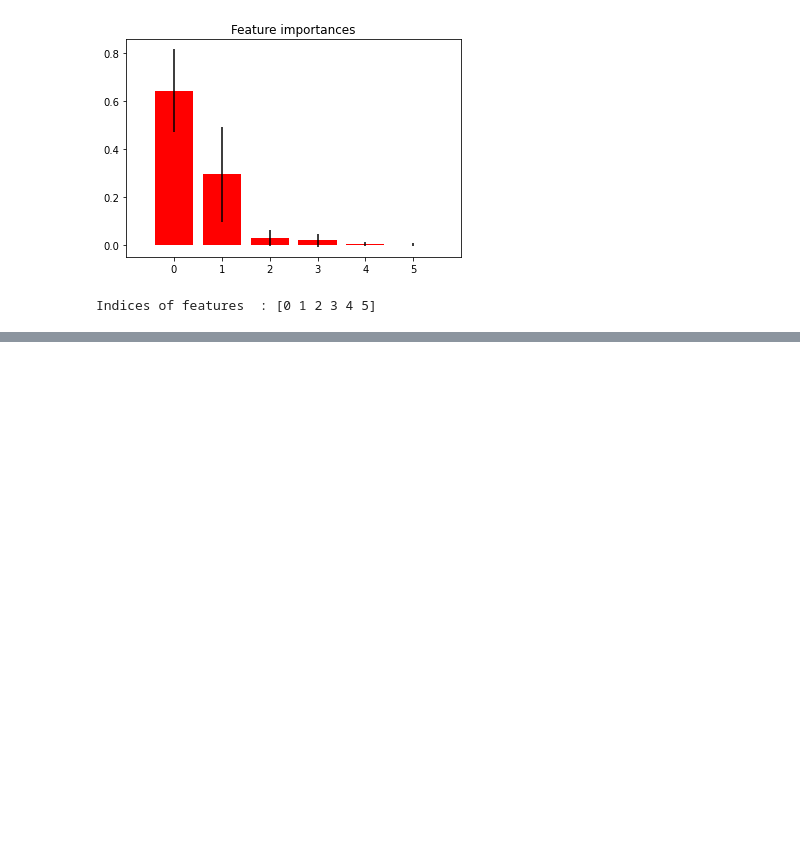
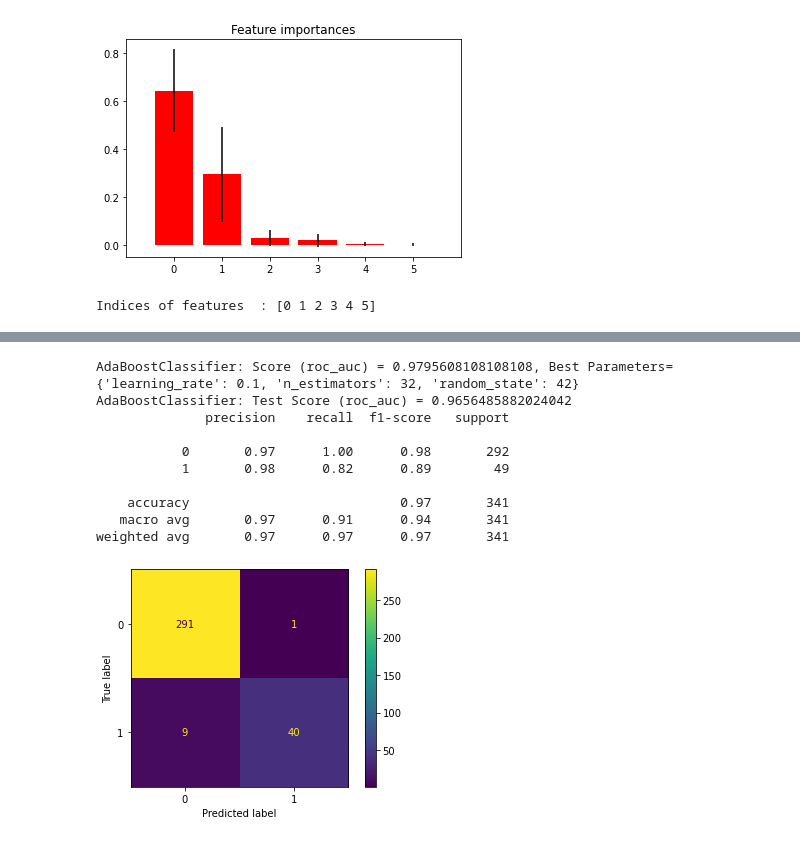
Before and after one commit to erhant/profile-matching, a Jupyter notebook: src/ml.ipynb, the cells around one changed output, grey strips where cells are left out. Drawn from its saved outputs; the diff is of its cells as text; code cells hidden in the pictures; blank space fills up the shorter version.

```diff
--- a/src/ml.ipynb
+++ b/src/ml.ipynb
@@ -99,0 +140,17 @@ array([0])
+# %%
+param_grid  = {'n_estimators': [2,4,8,16,32,64,128,256,400], 'learning_rate':[0.001,0.01,0.1,0.2] ,  'random_state': [42]}
+grid_er1 = GridSearchCV(estimator=ensemble.AdaBoostClassifier(),param_grid =param_grid ,cv=cross_fold,scoring=scoring,n_jobs= -1)
+model_name = "AdaBoostClassifier"
+m = trainAndTestModel(f"{model_name}", grid_er1, x_train, y_train, x_test,y_test)
+# %% [output]
+AdaBoostClassifier: Score (roc_auc) = 0.9795608108108108, Best Parameters= {'learning_rate': 0.1, 'n_estimators': 32, 'random_state': 42}
+AdaBoostClassifier: Test Score (roc_auc) = 0.9656485882024042
+              precision    recall  f1-score   support
+
+           0       0.97      1.00      0.98       292
+           1       0.98      0.82      0.89        49
+
+    accuracy                           0.97       341
+   macro avg       0.97      0.91      0.94       341
+weighted avg       0.97      0.97      0.97       341
+[figure, added]
```
Also changed, not shown: parts of 7 cells of this notebook.
